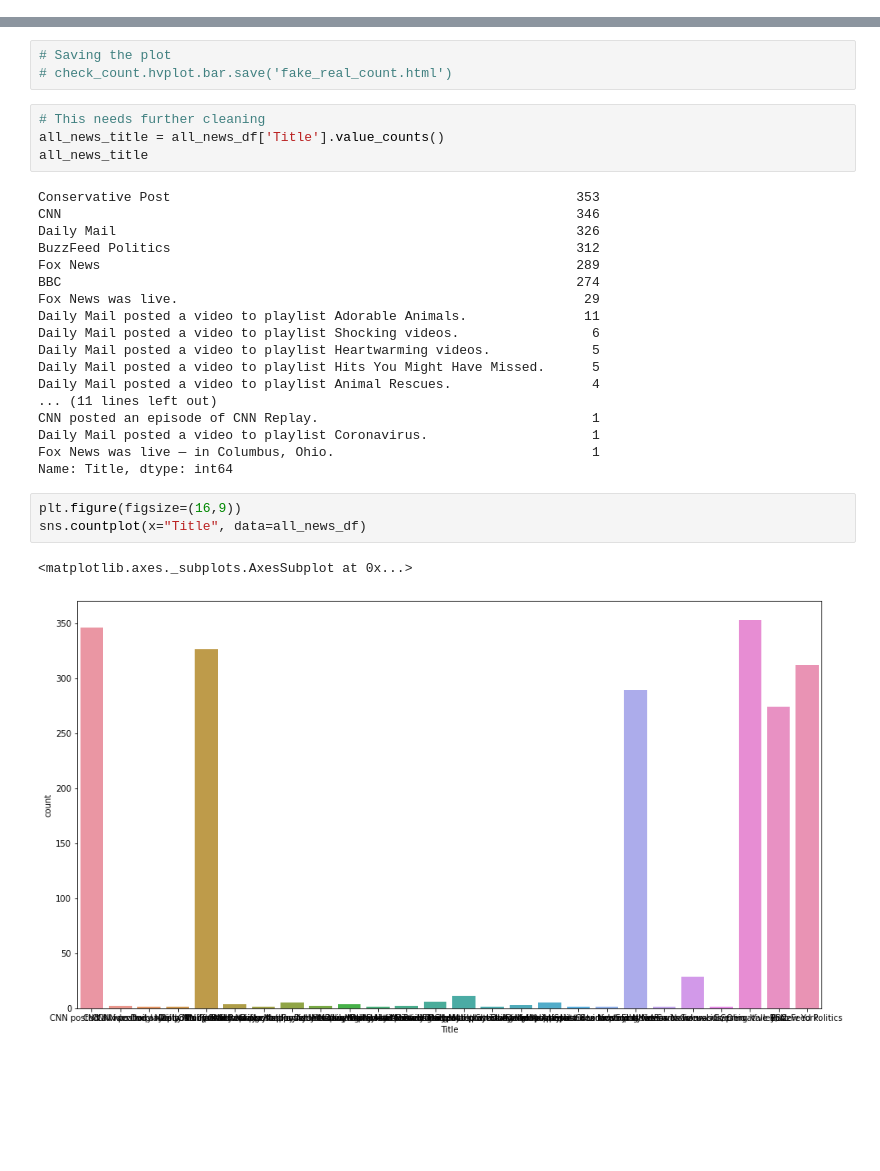
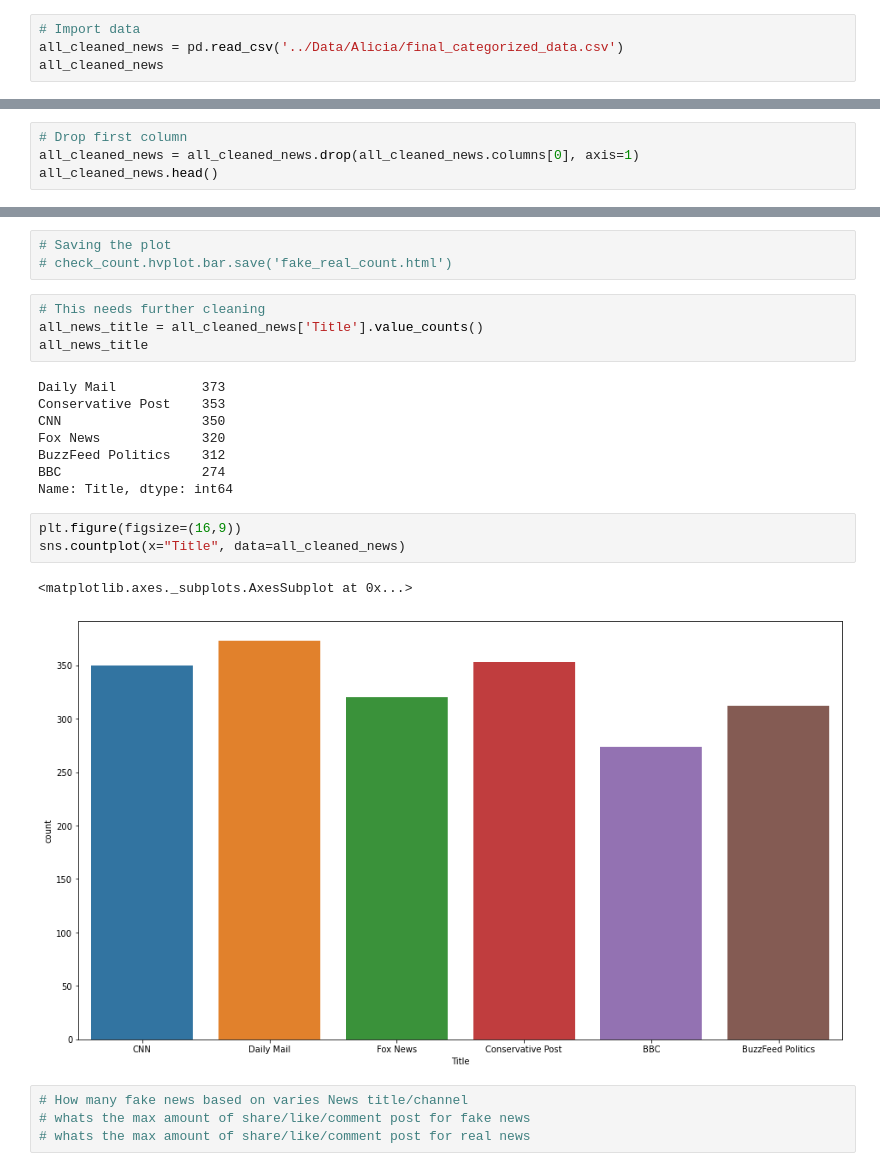
Before and after one commit to aliciasply/Final-Project, a Jupyter notebook: Code/Final-Visualization-Data-Cleaning-Alicia .ipynb, the cells around one changed output, grey strips where cells are left out. Drawn from its saved outputs; the diff is of its cells as text; blank space fills up the shorter version.

Commit message:
uploaded final cleaning data

```diff
--- a/Code/Final-Visualization-Data-Cleaning-Alicia .ipynb
+++ b/Code/Final-Visualization-Data-Cleaning-Alicia .ipynb
@@ -131,0 +127,4 @@ final_cleaned_data
+# %%
+# Import data
+all_cleaned_news = pd.read_csv('../Data/Alicia/final_categorized_data.csv')
+all_cleaned_news
@@ -131,0 +145,4 @@ final_cleaned_data
+# %%
+# Drop first column
+all_cleaned_news = all_cleaned_news.drop(all_cleaned_news.columns[0], axis=1)
+all_cleaned_news.head()
@@ -159,29 +183,23 @@ fake_real_count
 # check_count.hvplot.bar.save('fake_real_count.html')
 # %%
 # This needs further cleaning
-all_news_title = all_news_df['Title'].value_counts()
+all_news_title = all_cleaned_news['Title'].value_counts()
 all_news_title
 # %% [output]
-Conservative Post                                                    353
-CNN                                                                  346
-Daily Mail                                                           326
-BuzzFeed Politics                                                    312
-Fox News                                                             289
-BBC                                                                  274
-Fox News was live.                                                    29
-Daily Mail posted a video to playlist Adorable Animals.               11
-Daily Mail posted a video to playlist Shocking videos.                 6
-Daily Mail posted a video to playlist Heartwarming videos.             5
-Daily Mail posted a video to playlist Hits You Might Have Missed.      5
-Daily Mail posted a video to playlist Animal Rescues.                  4
-... (11 lines left out)
-CNN posted an episode of CNN Replay.                                   1
-Daily Mail posted a video to playlist Coronavirus.                     1
-Fox News was live — in Columbus, Ohio.                                 1
+Daily Mail           373
+Conservative Post    353
+CNN                  350
+Fox News             320
+BuzzFeed Politics    312
+BBC                  274
 Name: Title, dtype: int64
 # %%
 plt.figure(figsize=(16,9))
-sns.countplot(x="Title", data=all_news_df)
+sns.countplot(x="Title", data=all_cleaned_news)
 # %% [output]
 <matplotlib.axes._subplots.AxesSubplot at 0x...>
-[figure, old version]
+[figure, new version]
+# %%
+# How many fake news based on varies News title/channel
+# whats the max amount of share/like/comment post for fake news
+# whats the max amount of share/like/comment post for real news
```
Also changed, not shown: parts of 5 cells of this notebook, 6 other files.
